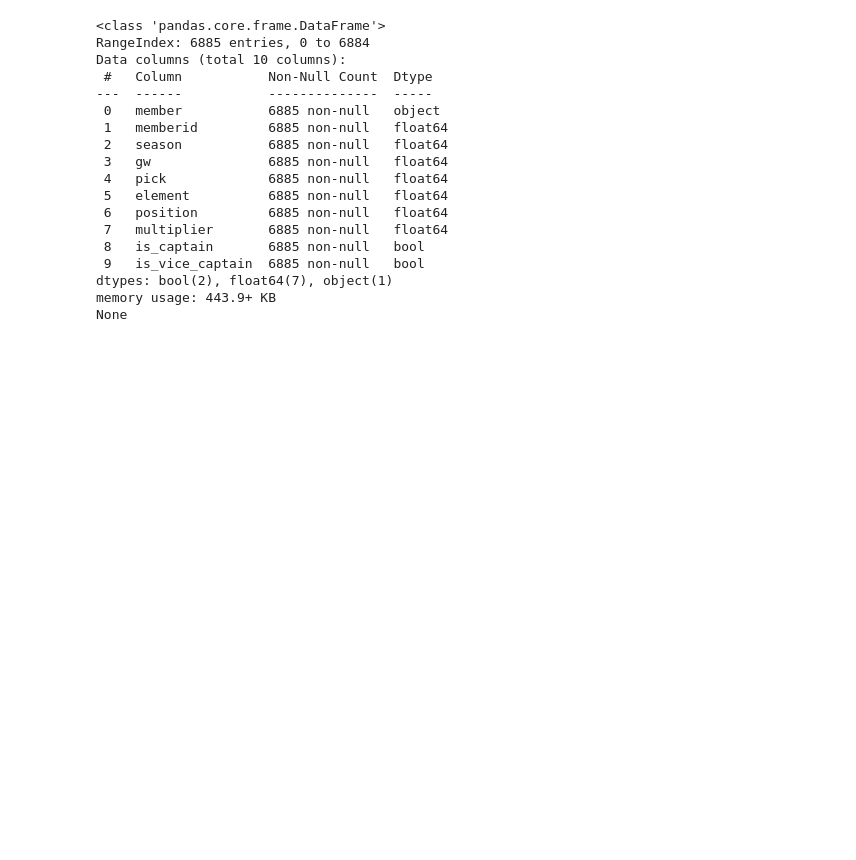
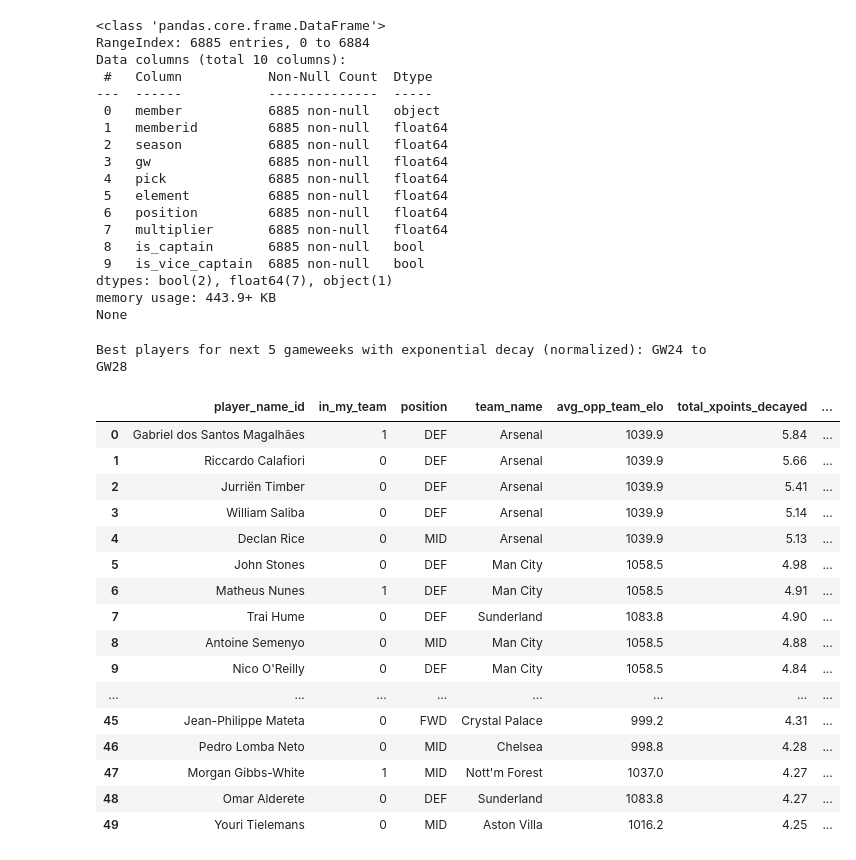
Before and after one commit to chrisimpacts/FPL-Points-Predictor, a Jupyter notebook: DIVX-Team-Analysis.ipynb, the cells around one changed output. Saved outputs shown, nothing was run; the diff lists cells and outputs as text; code cells hidden in the pictures; blank space fills up the shorter version.

```diff
--- a/DIVX-Team-Analysis.ipynb
+++ b/DIVX-Team-Analysis.ipynb
@@ -84,6 +85,63 @@ Data columns (total 10 columns):
 dtypes: bool(2), float64(7), object(1)
 memory usage: 443.9+ KB
 None
+# %%
+print(f"Best players for next 5 gameweeks with exponential decay (normalized): GW{picks_current_gameweek+1} to GW{picks_current_gameweek+5}")
+
+# For weights to sum to 1 with decay_factor d and initial weight w:
+# w * (1 + d + d^2 + d^3 + d^4) = 1
+# So w = 1 / (1 + d + d^2 + d^3 + d^4)
+
+decay_factor = 0.25 #  lower decay factor means more emphasis on nearer gws, 1 is equal weights.
+weight_sum = sum([decay_factor**i for i in range(5)])
+initial_weight = 1 / weight_sum # weights add to 1
+
+view = db_creator.run_sql(f"""
+    SELECT
+        player_name_id,
+        in_my_team,
+        position,
+        team_name,
+        ROUND(AVG(opp_team_elo),1) AS avg_opp_team_elo,
+        ROUND(SUM(
+            CASE
+                WHEN event = {picks_current_gameweek+1} THEN xpoints * {initial_weight}
+                WHEN event = {picks_current_gameweek+2} THEN xpoints * {initial_weight * decay_factor}
+                WHEN event = {picks_current_gameweek+3} THEN xpoints * {initial_weight * decay_factor**2}
+                WHEN event = {picks_current_gameweek+4} THEN xpoints * {initial_weight * decay_factor**3}
+                WHEN event = {picks_current_gameweek+5} THEN xpoints * {initial_weight * decay_factor**4}
+                ELSE 0
+            END
+        ), 2) AS total_xpoints_decayed,
+        ROUND(AVG(mins_pred),1) AS avg_mins_pred,
+        ROUND(AVG(xgp90_pred),3) AS avg_xgp90_pred,
+        ROUND(AVG(xap90_pred),3) AS avg_xap90_pred,
+        ROUND(AVG(xgcp90_pred),3) AS avg_xgcp90_pred
+    FROM predictions
+    WHERE event BETWEEN {picks_current_gameweek+1} AND {picks_current_gameweek+5}
+    GROUP BY player_name_id, position, team_name, in_my_team
+    ORDER BY total_xpoints_decayed DESC
+""")
+view.head(50)
+# %% [output]
+Best players for next 5 gameweeks with exponential decay (normalized): GW24 to GW28
+|  | player_name_id | in_my_team | position | team_name | avg_opp_team_elo | total_xpoints_decayed | ... |
+| 0 | Gabriel dos Santos Magalhães | 1 | DEF | Arsenal | 1039.9 | 5.84 | ... |
+| 1 | Riccardo Calafiori | 0 | DEF | Arsenal | 1039.9 | 5.66 | ... |
+| 2 | Jurriën Timber | 0 | DEF | Arsenal | 1039.9 | 5.41 | ... |
+| 3 | William Saliba | 0 | DEF | Arsenal | 1039.9 | 5.14 | ... |
+| 4 | Declan Rice | 0 | MID | Arsenal | 1039.9 | 5.13 | ... |
+| 5 | John Stones | 0 | DEF | Man City | 1058.5 | 4.98 | ... |
+| 6 | Matheus Nunes | 1 | DEF | Man City | 1058.5 | 4.91 | ... |
+| 7 | Trai Hume | 0 | DEF | Sunderland | 1083.8 | 4.90 | ... |
+| 8 | Antoine Semenyo | 0 | MID | Man City | 1058.5 | 4.88 | ... |
+| 9 | Nico O'Reilly | 0 | DEF | Man City | 1058.5 | 4.84 | ... |
+| ... | ... | ... | ... | ... | ... | ... | ... |
+| 45 | Jean-Philippe Mateta | 0 | FWD | Crystal Palace | 999.2 | 4.31 | ... |
+| 46 | Pedro Lomba Neto | 0 | MID | Chelsea | 998.8 | 4.28 | ... |
+| 47 | Morgan Gibbs-White | 1 | MID | Nott'm Forest | 1037.0 | 4.27 | ... |
+| 48 | Omar Alderete | 0 | DEF | Sunderland | 1083.8 | 4.27 | ... |
+| 49 | Youri Tielemans | 0 | MID | Aston Villa | 1016.2 | 4.25 | ... |
 # %%
 print(f"\nTop 20 predicted xPoints between {picks_current_gameweek+1} and {picks_current_gameweek+5}:")
 next5gw_predictions = db_creator.run_sql(f"""
```
Also changed, not shown: parts of 9 cells of this notebook, 4 other files.
